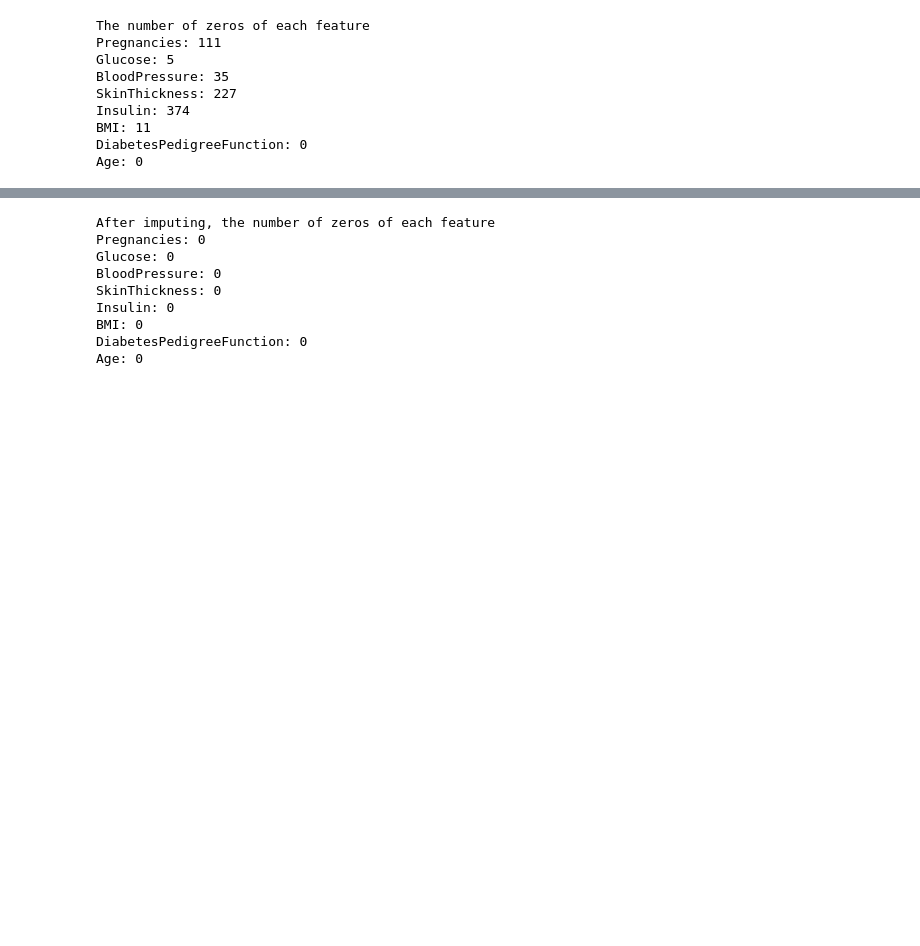
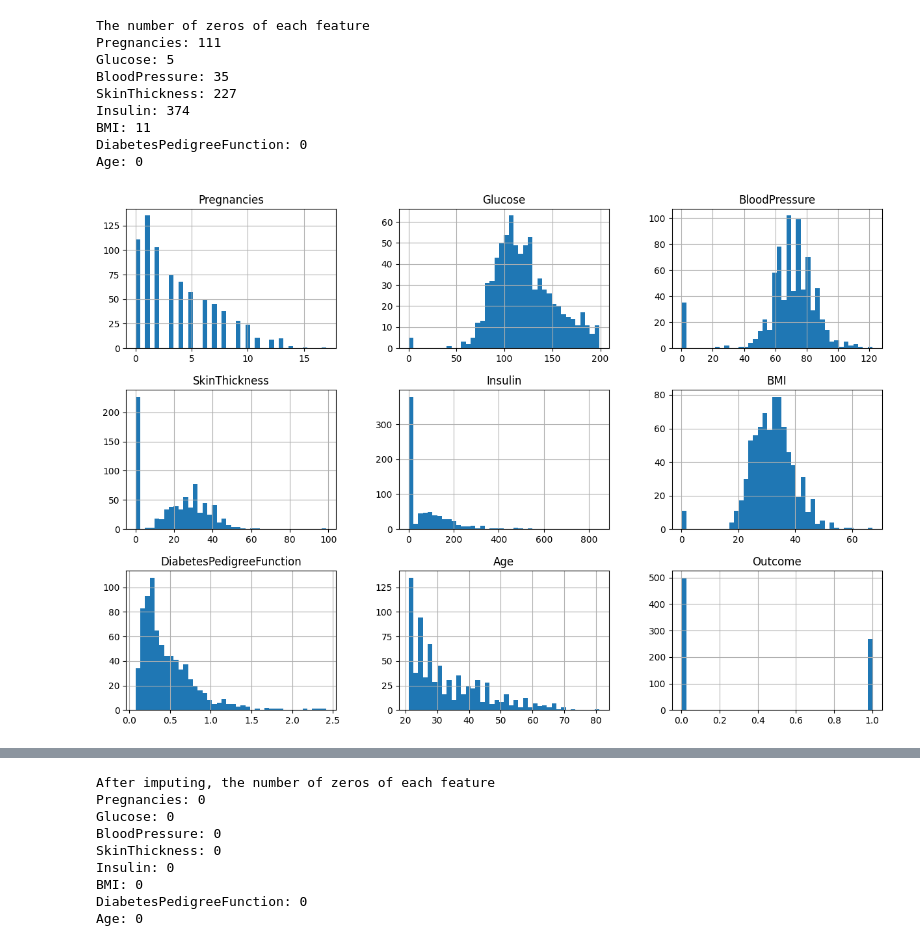
Before and after one commit to MinnieShih/Deep_Learning_assignment, a Jupyter notebook: Assignment1_Predict_diabetes_using_Perceptron.ipynb, the cells around one changed output, grey strips where cells are left out. Saved outputs shown, nothing was run; the diff lists cells and outputs as text; code cells hidden in the pictures; blank space fills up the shorter version.

```diff
--- a/Assignment1_Predict_diabetes_using_Perceptron.ipynb
+++ b/Assignment1_Predict_diabetes_using_Perceptron.ipynb
@@ -86,3 +106,8 @@ Insulin: 374
 BMI: 11
 DiabetesPedigreeFunction: 0
 Age: 0
+# %%
+# Visualizing the features: indeed the 0 values in the distributions
+diagram = df.hist(bins=40, figsize=(15, 10))
+# %% [output]
+[figure, added]
```
Also changed, not shown: parts of 30 cells of this notebook.
